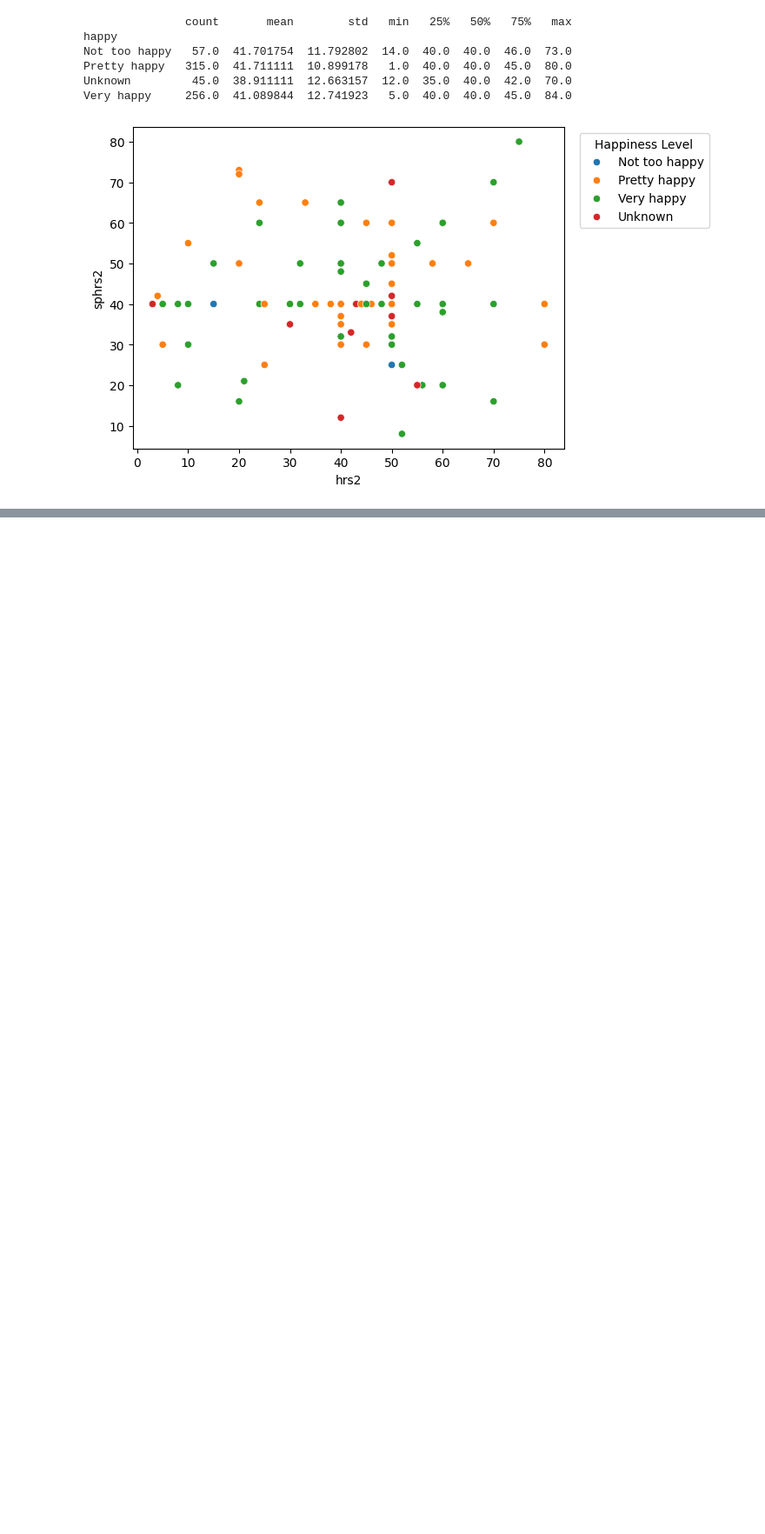
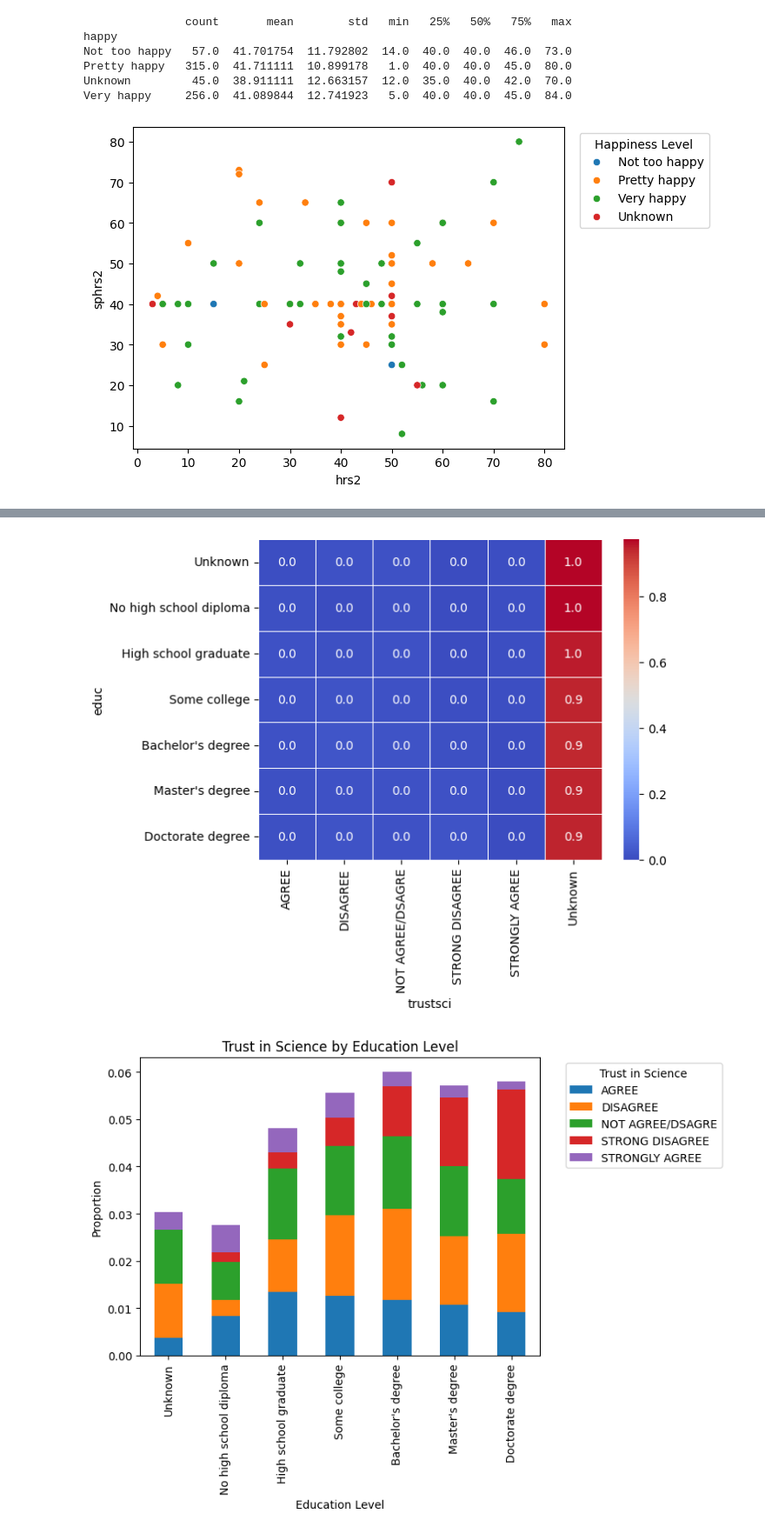
Before and after one commit to ashleynguyen04/EDA, a Jupyter notebook: lab/gss.ipynb, the cells around one changed output, grey strips where cells are left out. Shown at 87% size. Drawn from its saved outputs; the diff is of its cells as text; code cells hidden in the pictures; blank space fills up the shorter version.

```diff
--- a/lab/gss.ipynb
+++ b/lab/gss.ipynb
@@ -219,0 +221,17 @@ plt.show()
+# %%
+#edu vs trust in science
+cross_tab2 = pd.crosstab(df['educ'], df['trustsci'], normalize='index')
+edu_order = ['Unknown','No high school diploma','High school graduate','Some college','Bachelor\'s degree','Master\'s degree','Doctorate degree']
+cross_tab2 = cross_tab2.reindex(edu_order)
+sns.heatmap(cross_tab2, annot=True, cmap="coolwarm", fmt=".1f", linewidths=0.5)
+if 'Unknown' in cross_tab2.columns: #remove unknowns from columns b/c was making graph disproportionate
+  cross_tab2 = cross_tab2.drop(columns=['Unknown'])
+cross_tab2.plot(kind='bar', stacked=True)
+plt.title("Trust in Science by Education Level")
+plt.xlabel("Education Level")
+plt.ylabel("Proportion")
+plt.legend(title="Trust in Science", bbox_to_anchor=(1.05, 1), loc='upper left')
+plt.show()
+# %% [output]
+[figure, added]
+[figure, added]
```
Also changed, not shown: parts of 4 cells of this notebook.
